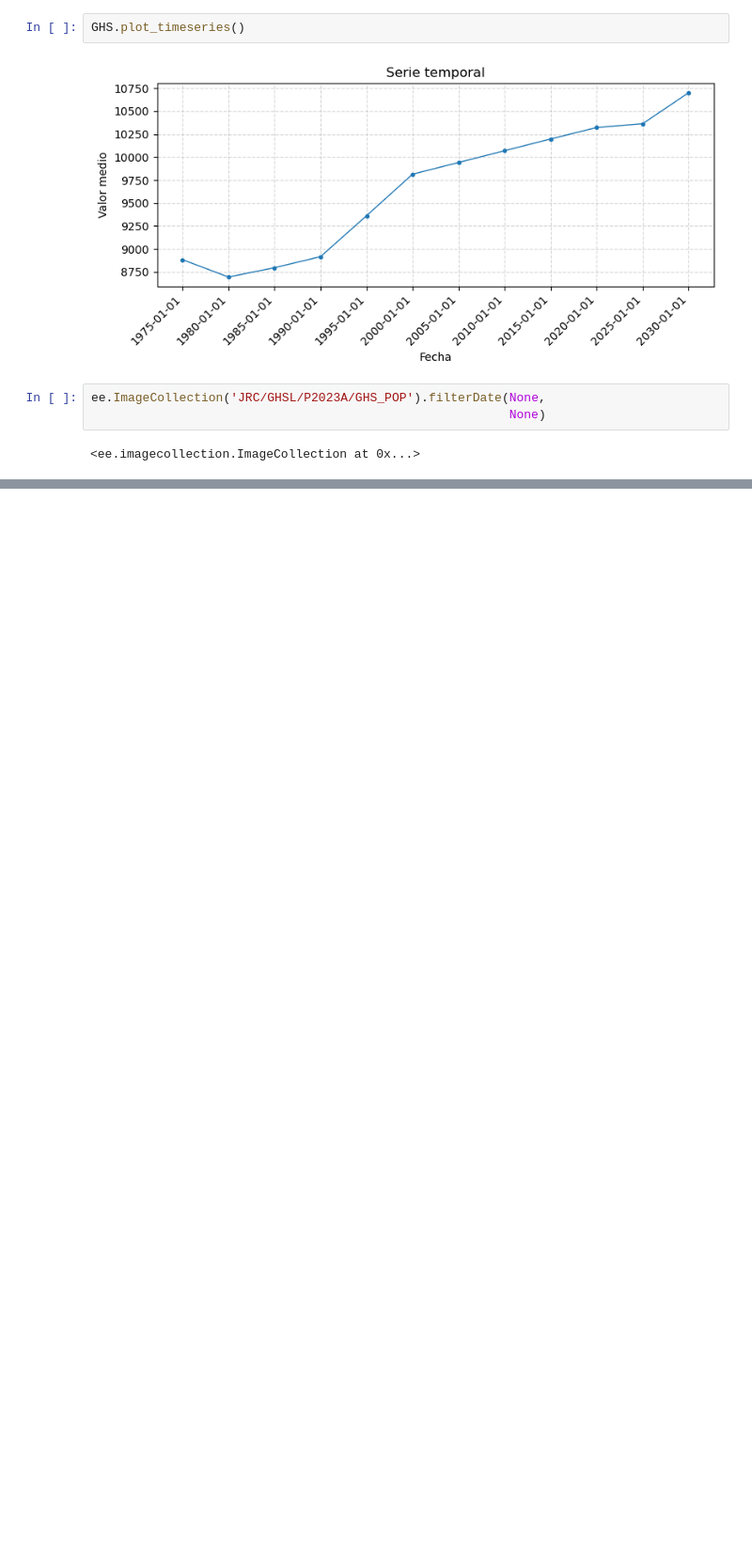
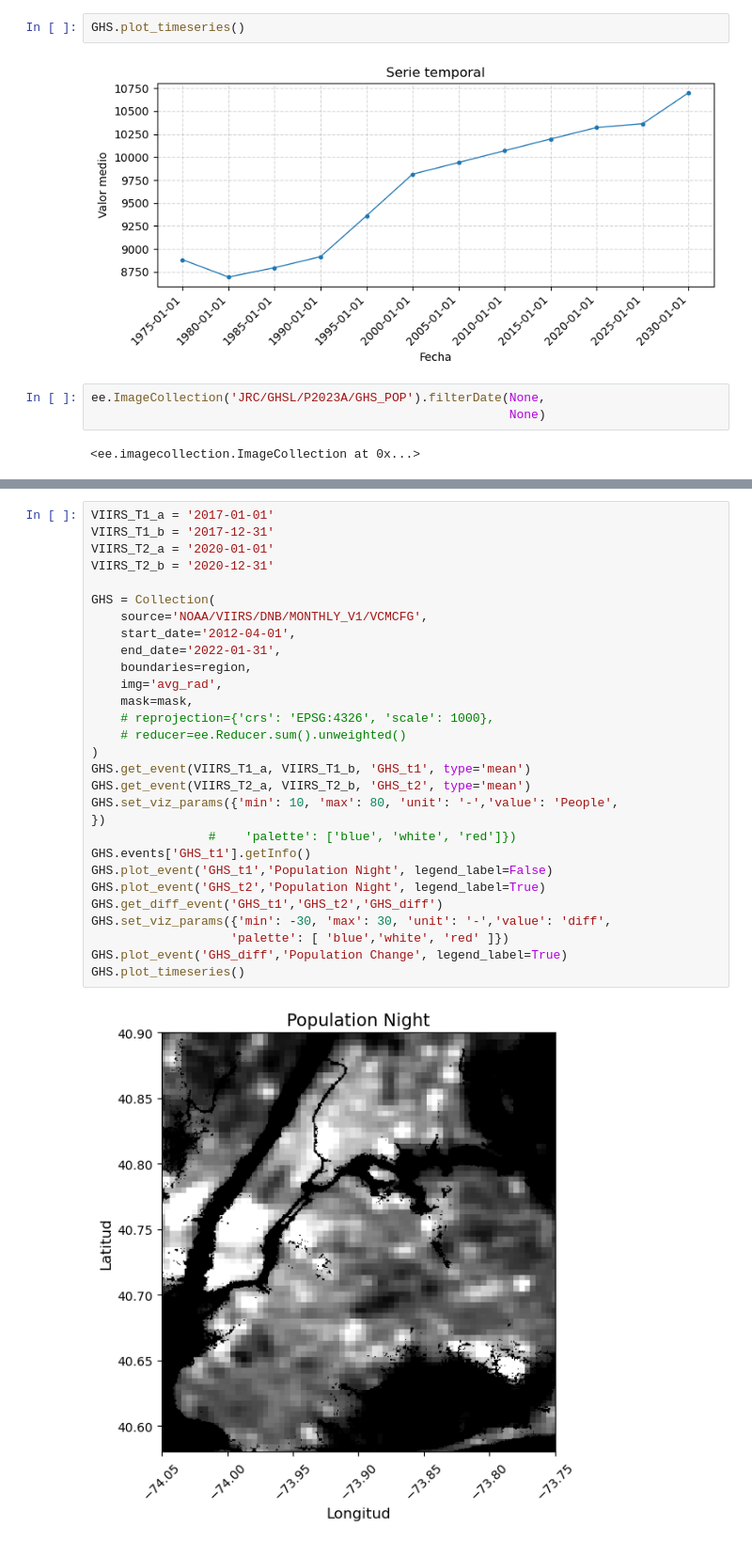
Before and after one commit to marioponce/monitoring_cities, a Jupyter notebook: tool_test.ipynb, the cells around one changed output, grey strips where cells are left out. Shown at 94% size. Drawn from its saved outputs; the diff is of its cells as text; blank space fills up the shorter version.

```diff
--- a/tool_test.ipynb
+++ b/tool_test.ipynb
@@ -119,0 +146,31 @@ ee.ImageCollection('JRC/GHSL/P2023A/GHS_POP').filterDate(None,
+# %%
+VIIRS_T1_a = '2017-01-01'
+VIIRS_T1_b = '2017-12-31'
+VIIRS_T2_a = '2020-01-01'
+VIIRS_T2_b = '2020-12-31'
+
+GHS = Collection(
+    source='NOAA/VIIRS/DNB/MONTHLY_V1/VCMCFG',
+    start_date='2012-04-01',
+    end_date='2022-01-31',
+    boundaries=region,
+    img='avg_rad',
+    mask=mask,
+    # reprojection={'crs': 'EPSG:4326', 'scale': 1000},
+    # reducer=ee.Reducer.sum().unweighted()
+)
+GHS.get_event(VIIRS_T1_a, VIIRS_T1_b, 'GHS_t1', type='mean')
+GHS.get_event(VIIRS_T2_a, VIIRS_T2_b, 'GHS_t2', type='mean')
+GHS.set_viz_params({'min': 10, 'max': 80, 'unit': '-','value': 'People',
+})
+                #    'palette': ['blue', 'white', 'red']})
+GHS.events['GHS_t1'].getInfo()
+GHS.plot_event('GHS_t1','Population Night', legend_label=False)
+GHS.plot_event('GHS_t2','Population Night', legend_label=True)
+GHS.get_diff_event('GHS_t1','GHS_t2','GHS_diff')
+GHS.set_viz_params({'min': -30, 'max': 30, 'unit': '-','value': 'diff',
+                   'palette': [ 'blue','white', 'red' ]})
+GHS.plot_event('GHS_diff','Population Change', legend_label=True)
+GHS.plot_timeseries()
+# %% [output]
+[figure, added]
```
Also changed, not shown: parts of 9 cells of this notebook, 1 other file.
